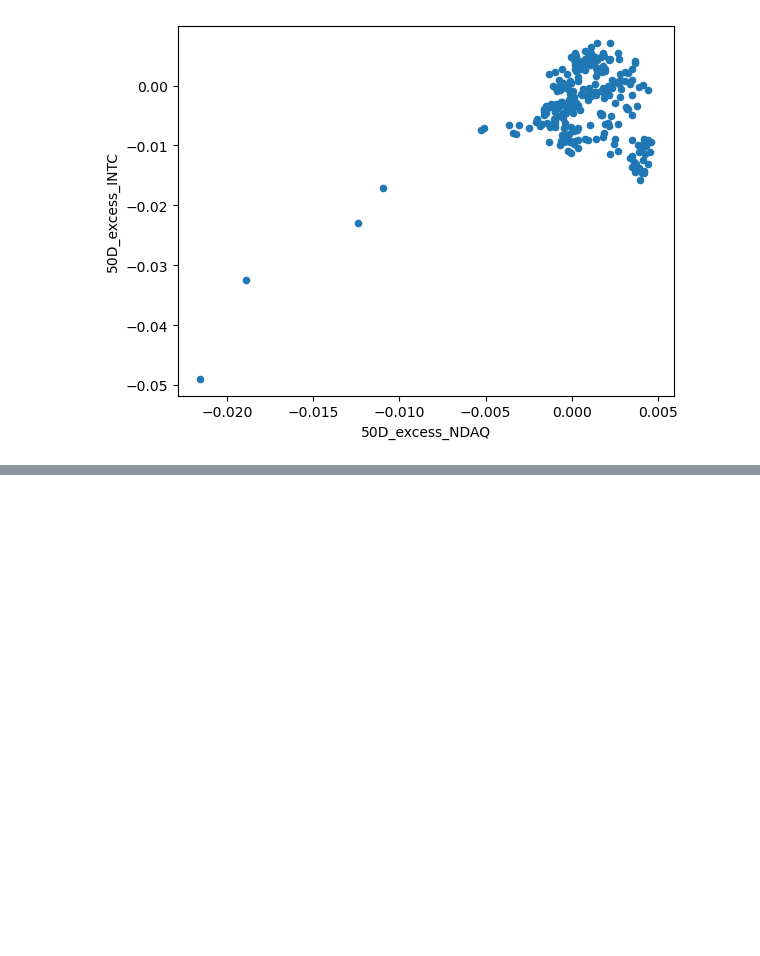
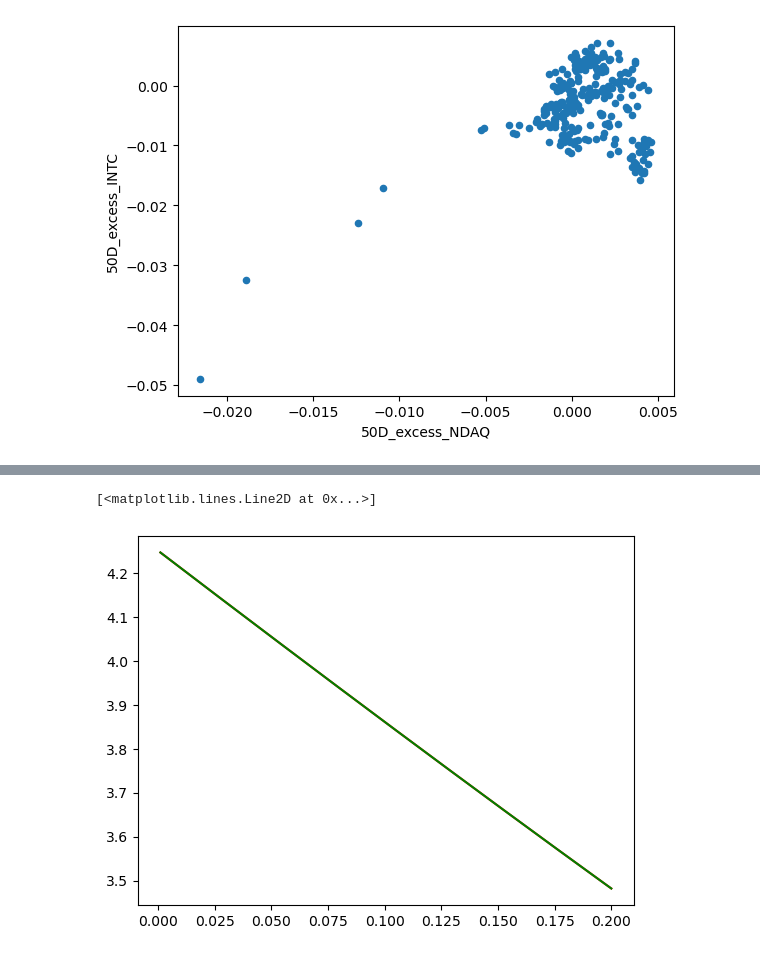
Before and after one commit to Acouvertier/phase_0_quant_foundations, a Jupyter notebook: phase_1_project.ipynb, the cells around one changed output, grey strips where cells are left out. Drawn from its saved outputs; the diff is of its cells as text; code cells hidden in the pictures; blank space fills up the shorter version.

```diff
--- a/phase_1_project.ipynb
+++ b/phase_1_project.ipynb
@@ -431,0 +439,6 @@ plt.plot([(coupons_per_year)*(coupon_value)/(face_value) for _ in range(step)],p
+# %%
+fv, c, r, t, n = symbols('f c r t n',real=True)
+# %%
+present_value_sym = (n*c/r) + (fv - (n*c/r))*(1+(r/n))**(-n*t)
+# %%
+duration_sym = simplify(-diff(present_value_sym,r)/present_value_sym)
@@ -431,0 +447,12 @@ plt.plot([(coupons_per_year)*(coupon_value)/(face_value) for _ in range(step)],p
+# %%
+duration_f = lambdify((r,fv,c,t,n),duration_sym)
+convexity_f = lambdify((r,fv,c,t,n),convexity_sym)
+
+duration_fv = np.vectorize(duration_f)
+convexity_fv = np.vectorize(convexity_f)
+# %%
+plt.plot(duration.x,-np.divide(duration.df,pvs),'r')
+plt.plot(duration.x,duration_fv(duration.x,face_value,coupon_value,time_years,coupons_per_year),'g')
+# %% [output]
+[<matplotlib.lines.Line2D at 0x...>]
+[figure, added]
```
Also changed, not shown: parts of 23 cells of this notebook.
